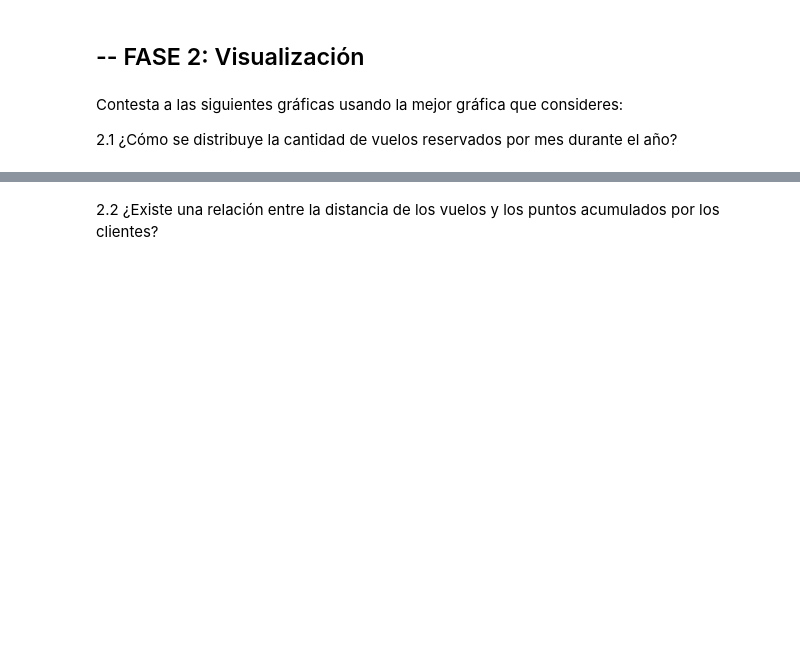
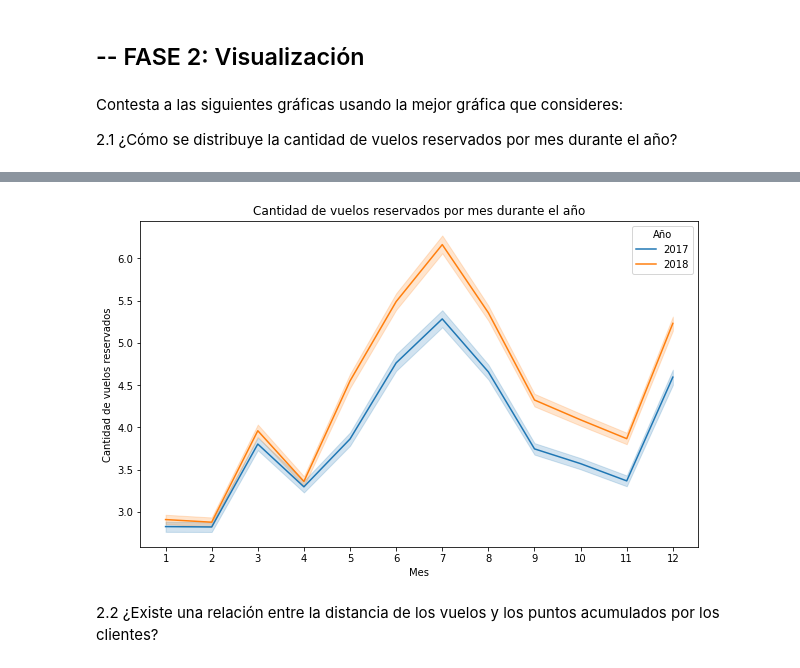
Before and after one commit to Adalab/bda-modulo-3-evaluacion-final-BSReguera, a Jupyter notebook: final_evaluation_module3.ipynb, the cells around one changed output, grey strips where cells are left out. Saved outputs shown, nothing was run; the diff lists cells and outputs as text; code cells hidden in the pictures; blank space fills up the shorter version.

```diff
--- a/final_evaluation_module3.ipynb
+++ b/final_evaluation_module3.ipynb
@@ -434,0 +442,13 @@ plt.show()
+# %%
+# Opción 2: para una mayor visulización de la tendencia.
+# Crear un gráfico de líneas para mostrar la cantidad de vuelos reservados por mes durante el año
+plt.figure(figsize=(10, 6)) # Establece el tamaño de la figura
+sns.lineplot(data=merged_data, x="Month", y="Flights Booked", hue="Year", palette="tab10")  # Crea un gráfico de líneas
+plt.title("Cantidad de vuelos reservados por mes durante el año")  # Establecer el título
+plt.xlabel("Mes")  # Etiqueta del eje x
+plt.ylabel("Cantidad de vuelos reservados")  # Etiqueta del eje y
+plt.xticks(range(1, 13))  # Ajustar los marcadores del eje x para mostrar cada mes (todos)
+plt.legend(title="Año")  # Agregar la leyenda para indicar el año correspondiente a cada línea
+plt.show() # Mostrar el gráfico
+# %% [output]
+[figure, added]
```
Also changed, not shown: parts of 57 cells of this notebook.
